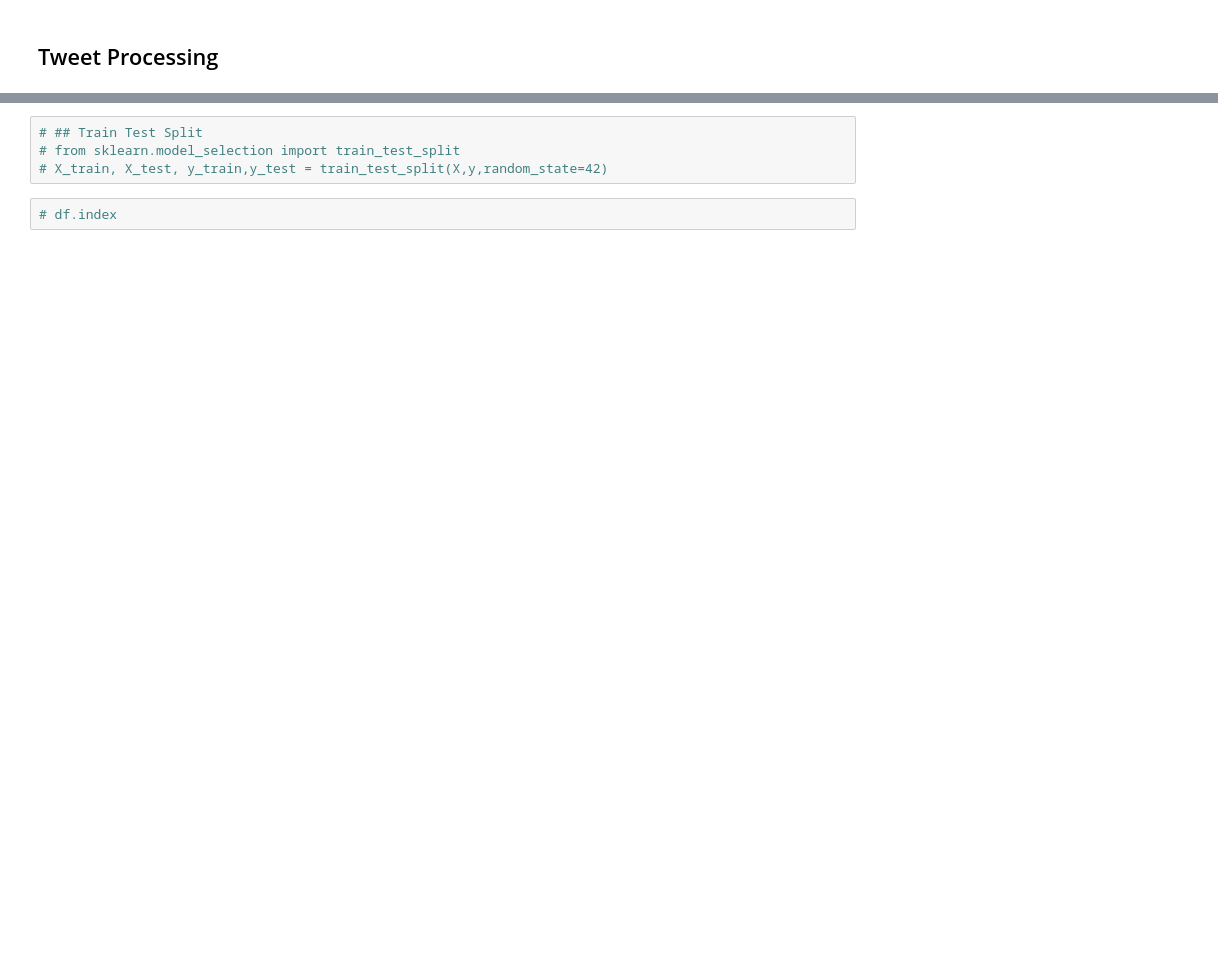
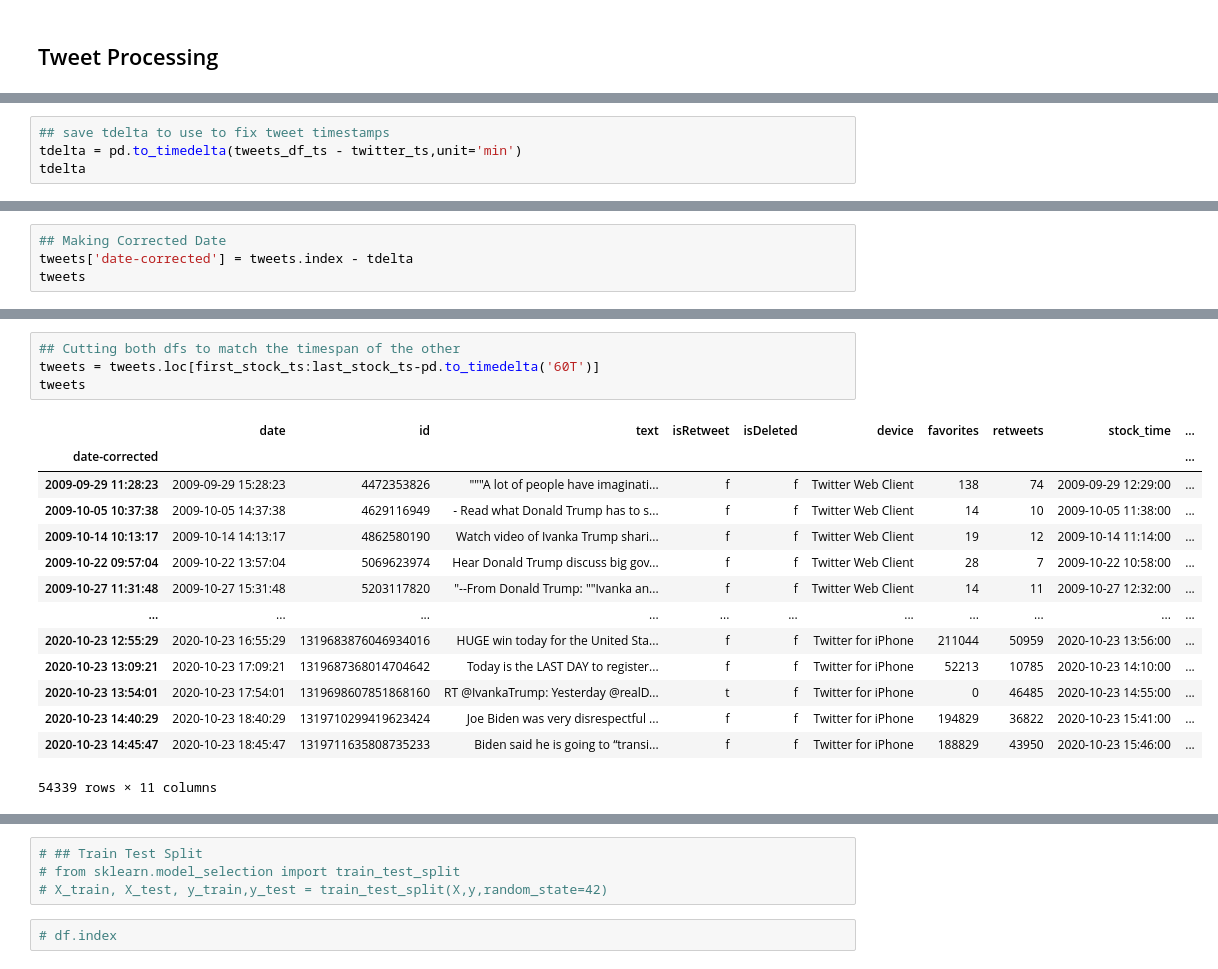
Before and after one commit to jirvingphd/capstone-project-using-trumps-tweets-to-predict-stock-market, a Jupyter notebook: Capstone Restarted 10-2020.ipynb, the cells around one changed output, grey strips where cells are left out. Cells and saved outputs as stored; diff of their text form; blank space fills up the shorter version.

Commit message:
Fixed timestamp lineup

```diff
--- a/Capstone Restarted 10-2020.ipynb
+++ b/Capstone Restarted 10-2020.ipynb
@@ -267,0 +319,4 @@ None
+# %%
+## save tdelta to use to fix tweet timestamps
+tdelta = pd.to_timedelta(tweets_df_ts - twitter_ts,unit='min')
+tdelta
@@ -267,0 +331,4 @@ None
+# %%
+## Making Corrected Date
+tweets['date-corrected'] = tweets.index - tdelta
+tweets
@@ -267,0 +386,19 @@ None
+# %%
+## Cutting both dfs to match the timespan of the other
+tweets = tweets.loc[first_stock_ts:last_stock_ts-pd.to_timedelta('60T')]
+tweets
+# %% [output]
+|  | date | id | text | isRetweet | isDeleted | device | favorites | retweets | stock_time | ... |
+| date-corrected |  |  |  |  |  |  |  |  |  | ... |
+| 2009-09-29 11:28:23 | 2009-09-29 15:28:23 | 4472353826 | """A lot of people have imaginati... | f | f | Twitter Web Client | 138 | 74 | 2009-09-29 12:29:00 | ... |
+| 2009-10-05 10:37:38 | 2009-10-05 14:37:38 | 4629116949 | - Read what Donald Trump has to s... | f | f | Twitter Web Client | 14 | 10 | 2009-10-05 11:38:00 | ... |
+| 2009-10-14 10:13:17 | 2009-10-14 14:13:17 | 4862580190 | Watch video of Ivanka Trump shari... | f | f | Twitter Web Client | 19 | 12 | 2009-10-14 11:14:00 | ... |
+| 2009-10-22 09:57:04 | 2009-10-22 13:57:04 | 5069623974 | Hear Donald Trump discuss big gov... | f | f | Twitter Web Client | 28 | 7 | 2009-10-22 10:58:00 | ... |
+| 2009-10-27 11:31:48 | 2009-10-27 15:31:48 | 5203117820 | "--From Donald Trump: ""Ivanka an... | f | f | Twitter Web Client | 14 | 11 | 2009-10-27 12:32:00 | ... |
+| ... | ... | ... | ... | ... | ... | ... | ... | ... | ... | ... |
+| 2020-10-23 12:55:29 | 2020-10-23 16:55:29 | 1319683876046934016 | HUGE win today for the United Sta... | f | f | Twitter for iPhone | 211044 | 50959 | 2020-10-23 13:56:00 | ... |
+| 2020-10-23 13:09:21 | 2020-10-23 17:09:21 | 1319687368014704642 | Today is the LAST DAY to register... | f | f | Twitter for iPhone | 52213 | 10785 | 2020-10-23 14:10:00 | ... |
+| 2020-10-23 13:54:01 | 2020-10-23 17:54:01 | 1319698607851868160 | RT @IvankaTrump: Yesterday @realD... | t | f | Twitter for iPhone | 0 | 46485 | 2020-10-23 14:55:00 | ... |
+| 2020-10-23 14:40:29 | 2020-10-23 18:40:29 | 1319710299419623424 | Joe Biden was very disrespectful ... | f | f | Twitter for iPhone | 194829 | 36822 | 2020-10-23 15:41:00 | ... |
+| 2020-10-23 14:45:47 | 2020-10-23 18:45:47 | 1319711635808735233 | Biden said he is going to “transi... | f | f | Twitter for iPhone | 188829 | 43950 | 2020-10-23 15:46:00 | ... |
+54339 rows × 11 columns
```
Also changed, not shown: parts of 48 cells of this notebook, 1 other file.
